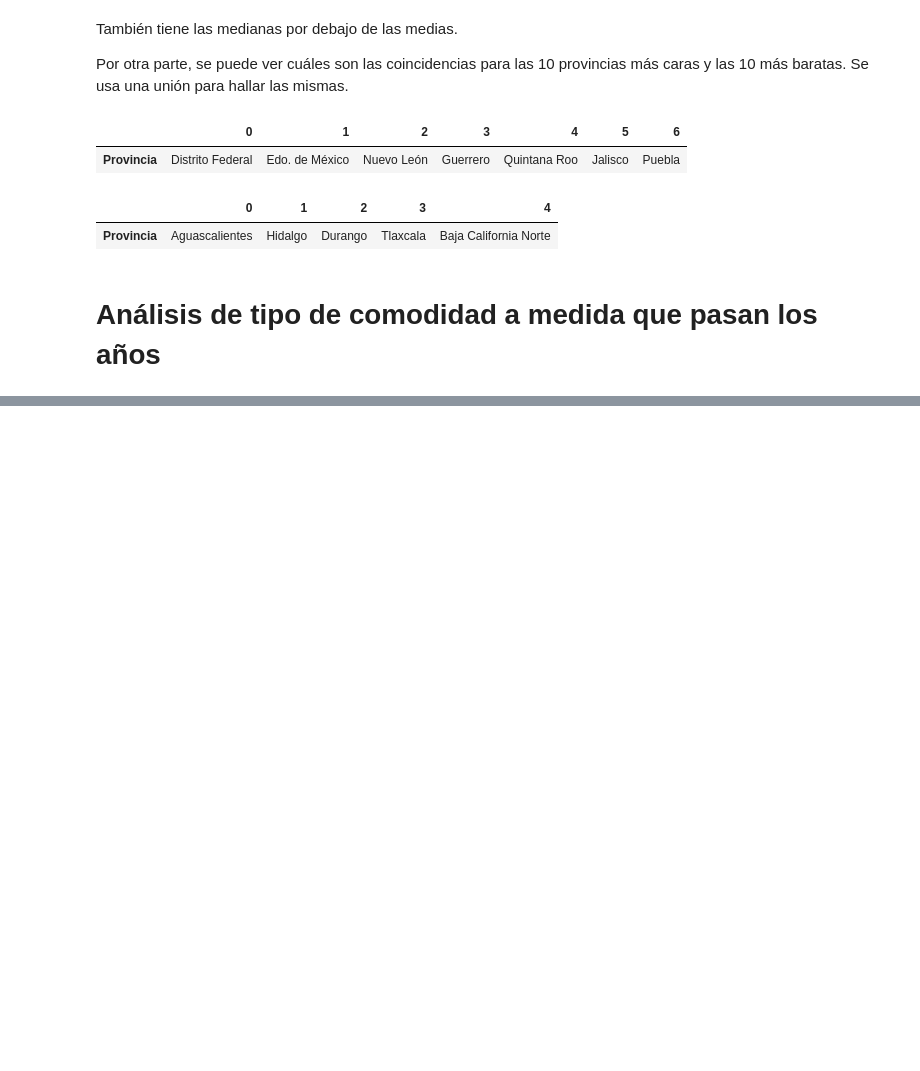
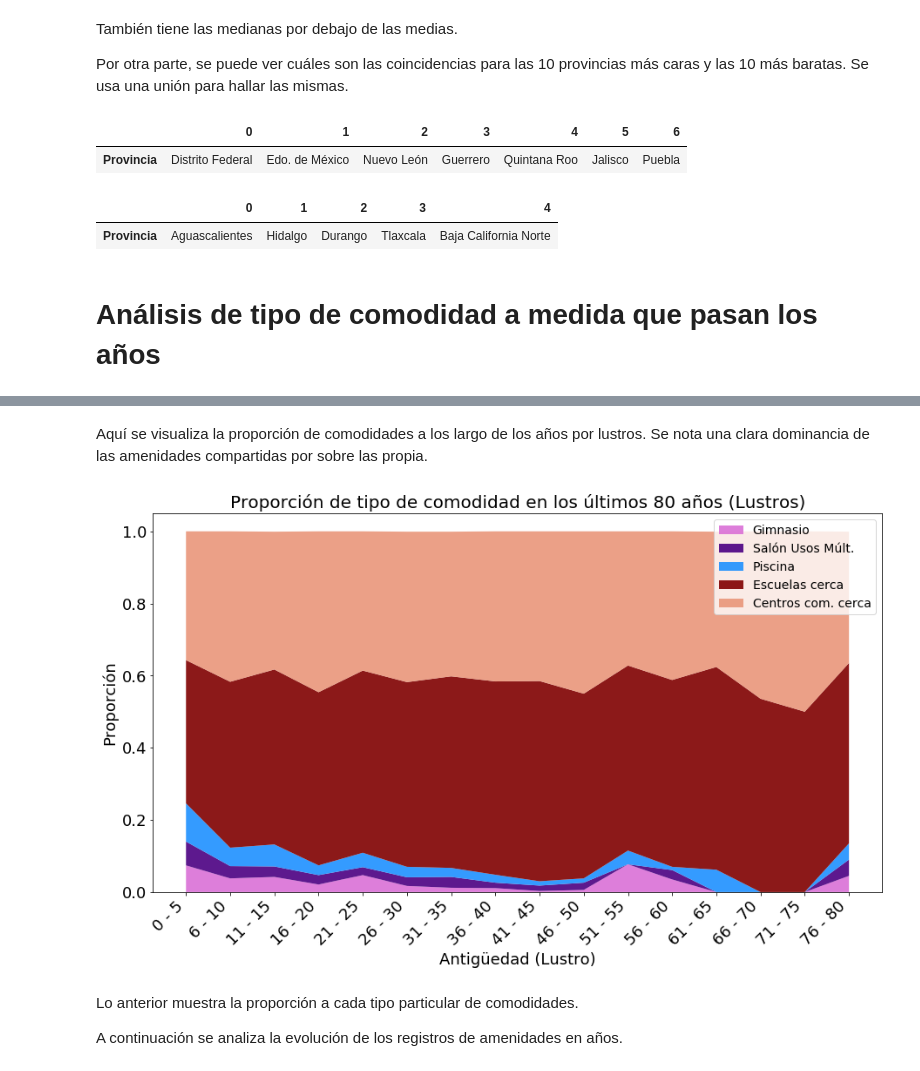
Before and after one commit to komod0/TPs-Org.Datos, a Jupyter notebook: tp1/nbfacundo.ipynb, the cells around one changed output, grey strips where cells are left out. Drawn from its saved outputs; the diff is of its cells as text; code cells hidden in the pictures; blank space fills up the shorter version.

```diff
--- a/tp1/nbfacundo.ipynb
+++ b/tp1/nbfacundo.ipynb
@@ -859,0 +868,32 @@ plot = sb.heatmap(df_comodidad_agrupada[['TieneGimnasio', 'TieneUsosMultiples',
+# %% [markdown]
+Aquí se visualiza la proporción de comodidades a los largo de los años por lustros. Se nota una clara dominancia de las amenidades compartidas por sobre las propia.
+# %%
+plt.figure(figsize=(15,8))
+x = df_comodidad_propor_lustros.index
+y = [df_comodidad_propor_lustros['Proporcion Gimnasio'], \
+     df_comodidad_propor_lustros['Proporcion UsosMultiples'], \
+     df_comodidad_propor_lustros['Proporcion Pileta'], \
+     df_comodidad_propor_lustros['Proporcion EscuelasCerca'], \
+     df_comodidad_propor_lustros['Proporcion ShoppingsCerca']
+    ]
+plt.stackplot(x,y, \
+              labels = ['Gimnasio', \
+                        'Salón Usos Múlt.', \
+                        'Piscina', \
+                        'Escuelas cerca', \
+                        'Centros com. cerca'], \
+              colors = ['orchid', 'indigo', 'dodgerblue', 'maroon', 'darksalmon'], \
+              alpha = 0.9)
+plt.title('Proporción de tipo de comodidad en los últimos 80 años (Lustros)', fontsize = 20)
+plt.xticks(fontsize = 18, rotation = 45, ha = 'right')
+plt.yticks(fontsize = 18)
+plt.xlabel('Antigüedad (Lustro)', fontsize = 18)
+plt.ylabel('Proporción', fontsize = 18)
+plt.legend(loc='upper right', fontsize = 14)
+plt.show()
+# %% [output]
+[figure, added]
+# %% [markdown]
+Lo anterior muestra la proporción a cada tipo particular de comodidades.
+
+A continuación se analiza la evolución de los registros de amenidades en años.
```
Also changed, not shown: parts of 69 cells of this notebook.
